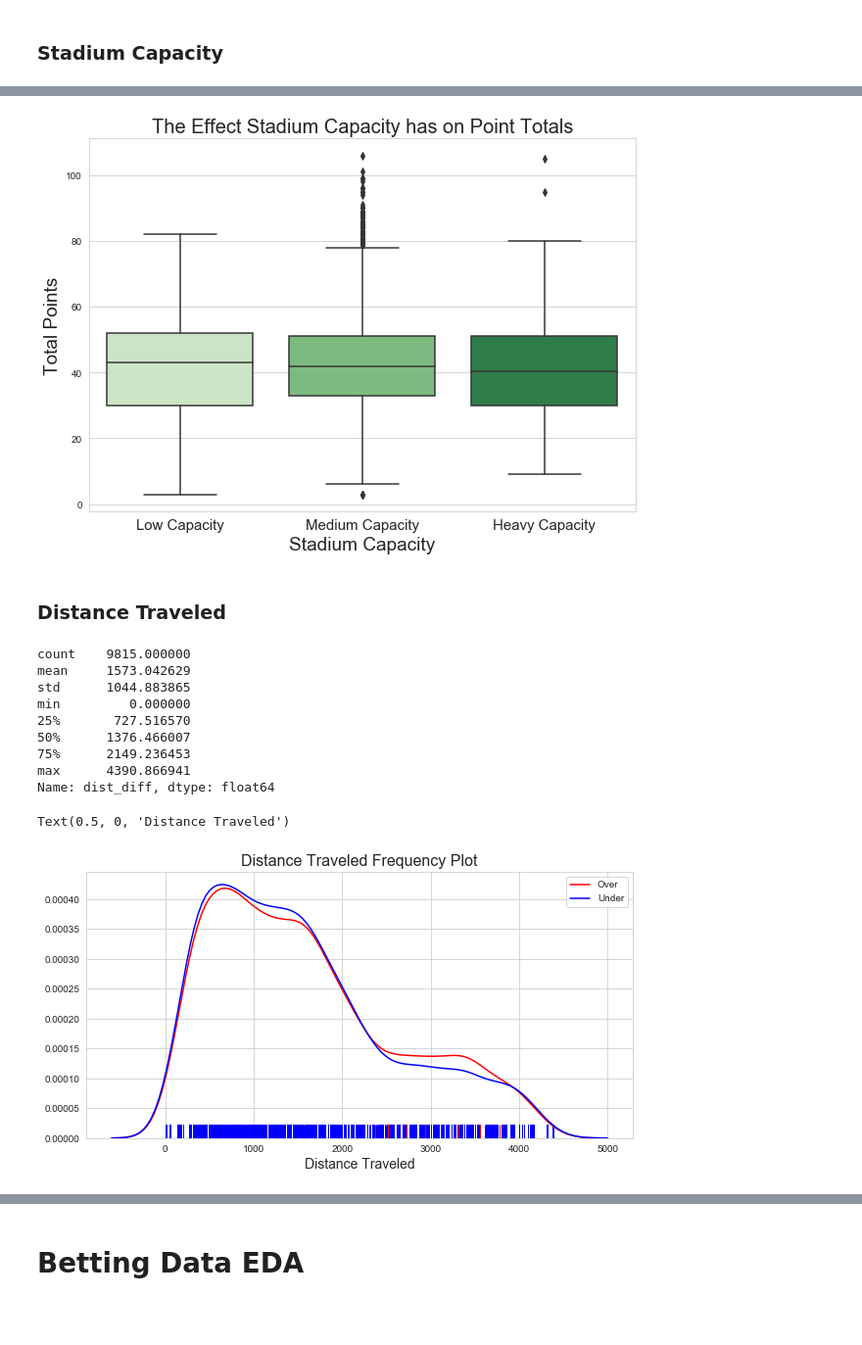
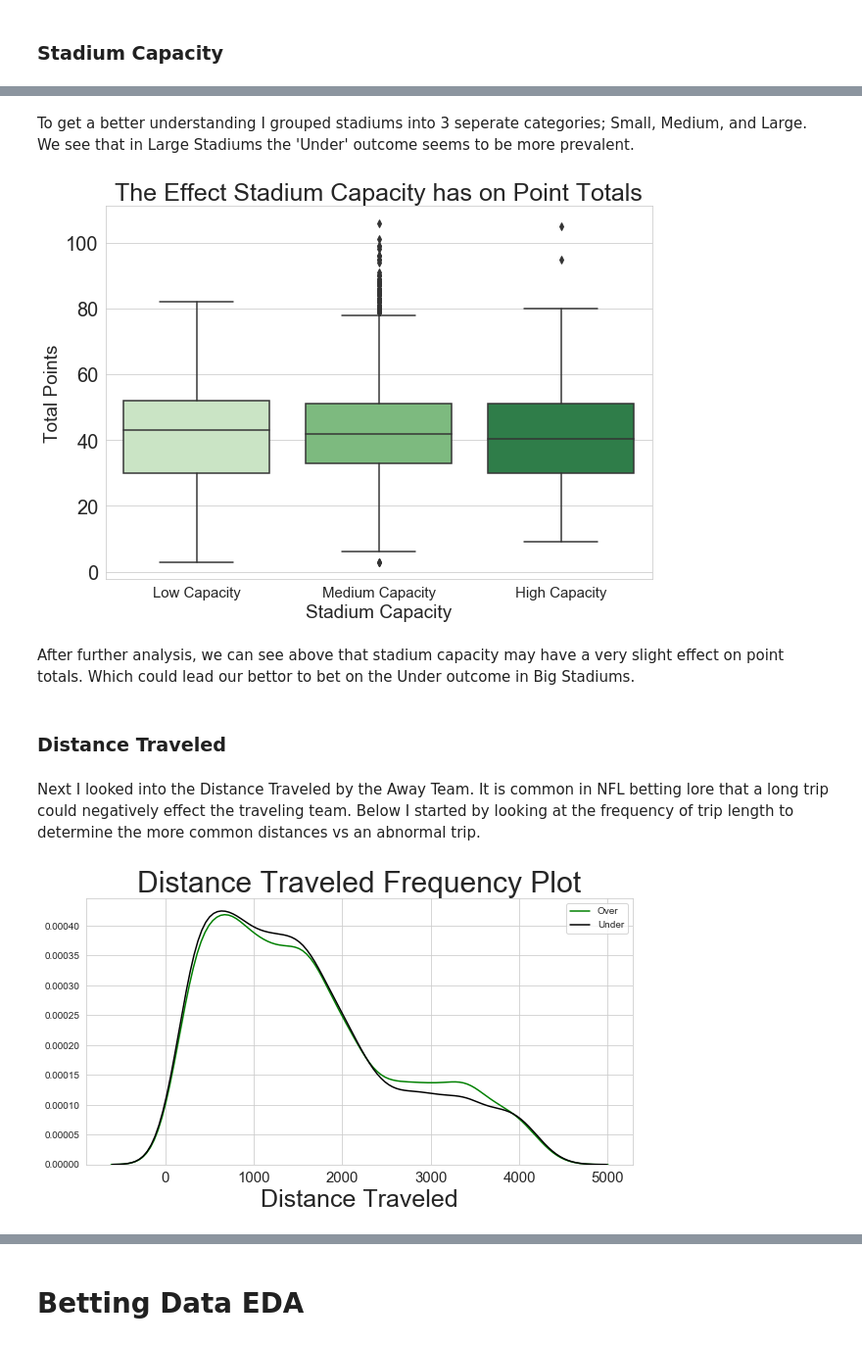
Before and after one commit to azieky/over_under_predictor, a Jupyter notebook: EDA_Notebook.ipynb, the cells around one changed output, grey strips where cells are left out. Shown at 98% size. Drawn from its saved outputs; the diff is of its cells as text; code cells hidden in the pictures; blank space fills up the shorter version.

```diff
--- a/EDA_Notebook.ipynb
+++ b/EDA_Notebook.ipynb
@@ -139,9 +165,10 @@ Name: stadium_capacity, dtype: float64
 # %%
-fig, ax = plt.subplots(figsize=(6,3))
-sns.set_style("white")
-#plt.figure(figsize = (6,6));
+fig, ax = plt.subplots(figsize=(10,7))
+sns.set_style("whitegrid")
 capacity_violin = sns.violinplot(x=df["stadium_capacity"],color = 'green')
-capacity_violin.set_title('Stadium Capacity',fontsize=20)
-capacity_violin.set_xlabel('Max Capacity',fontsize=19)
-plt.savefig('capacity_violin.png')
+capacity_violin.set_title('Stadium Capacity',fontsize=35)
+capacity_violin.set_xlabel('Max Capacity',fontsize=35)
+plt.xticks(fontsize=25,rotation = 45)
+plt.savefig('visualizations/capacity_violin.png')
+plt.show()
 # %% [output]
@@ -188,33 +208,31 @@ plt.savefig('stadium_bar.png')
+# %% [markdown]
+To get a better understanding I grouped stadiums into 3 seperate categories; Small, Medium, and Large. We see that in Large Stadiums the 'Under' outcome seems to be more prevalent.
 # %%
 plt.figure(figsize = (10,7));
 stadium_box = sns.boxplot(x = 'stadium_group', y = 'total', data = df, palette="Greens")
-stadium_box.set_title('The Effect Stadium Capacity has on Point Totals',fontsize=20)
+stadium_box.set_title('The Effect Stadium Capacity has on Point Totals',fontsize=25)
 stadium_box.set_ylabel('Total Points',fontsize=19)
 stadium_box.set_xlabel('Stadium Capacity',fontsize=19)
-stadium_box.set_xticklabels(['Low Capacity','Medium Capacity','Heavy Capacity'],fontsize=15)
+stadium_box.set_xticklabels(['Low Capacity','Medium Capacity','High Capacity'],fontsize=15)
+stadium_box.tick_params(axis="y", labelsize=20)
+plt.savefig('visualizations/stadium_totals.png')
 plt.show()
 # %% [output]
-[figure, old version]
+[figure, new version]
+# %% [markdown]
+After further analysis, we can see above that stadium capacity may have a very slight effect on point totals. Which could lead our bettor to bet on the Under outcome in Big Stadiums.
 # %% [markdown]
 ### Distance Traveled
-# %%
-df.dist_diff.describe()
-# %% [output]
-count    9815.000000
-mean     1573.042629
-std      1044.883865
-min         0.000000
-25%       727.516570
-50%      1376.466007
-75%      2149.236453
-max      4390.866941
-Name: dist_diff, dtype: float64
+# %% [markdown]
+Next I looked into the Distance Traveled by the Away Team. It is common in NFL betting lore that a long trip could negatively effect the traveling team. Below I started by looking at the frequency of trip length to determine the more common distances vs an abnormal trip.
 # %%
 fig, ax = plt.subplots(figsize = (10,5));
-pup = sns.distplot(df[df['over_under_result']== 1].dist_diff, color='red',hist=False, rug=True, label = 'Over')
-pup = sns.distplot(df[df['over_under_result']== 0].dist_diff, color='blue',hist=False, rug=True, label = 'Under')
-pup.set_title('Distance Traveled Frequency Plot',fontsize=16)
-pup.set_xlabel('Distance Traveled',fontsize=14)
+pup = sns.distplot(df[df['over_under_result']== 1].dist_diff, color='Green',hist=False, label = 'Over')
+pup = sns.distplot(df[df['over_under_result']== 0].dist_diff, color='Black',hist=False, label = 'Under')
+pup.set_title('Distance Traveled Frequency Plot',fontsize=30)
+pup.set_xlabel('Distance Traveled',fontsize=25)
+pup.tick_params(axis="x", labelsize=15)
+plt.savefig('visualizations/dist_traveled.png')
+plt.show()
 # %% [output]
-Text(0.5, 0, 'Distance Traveled')
-[figure, old version]
+[figure, new version]
```
Also changed, not shown: parts of 89 cells of this notebook, 26 other files.
